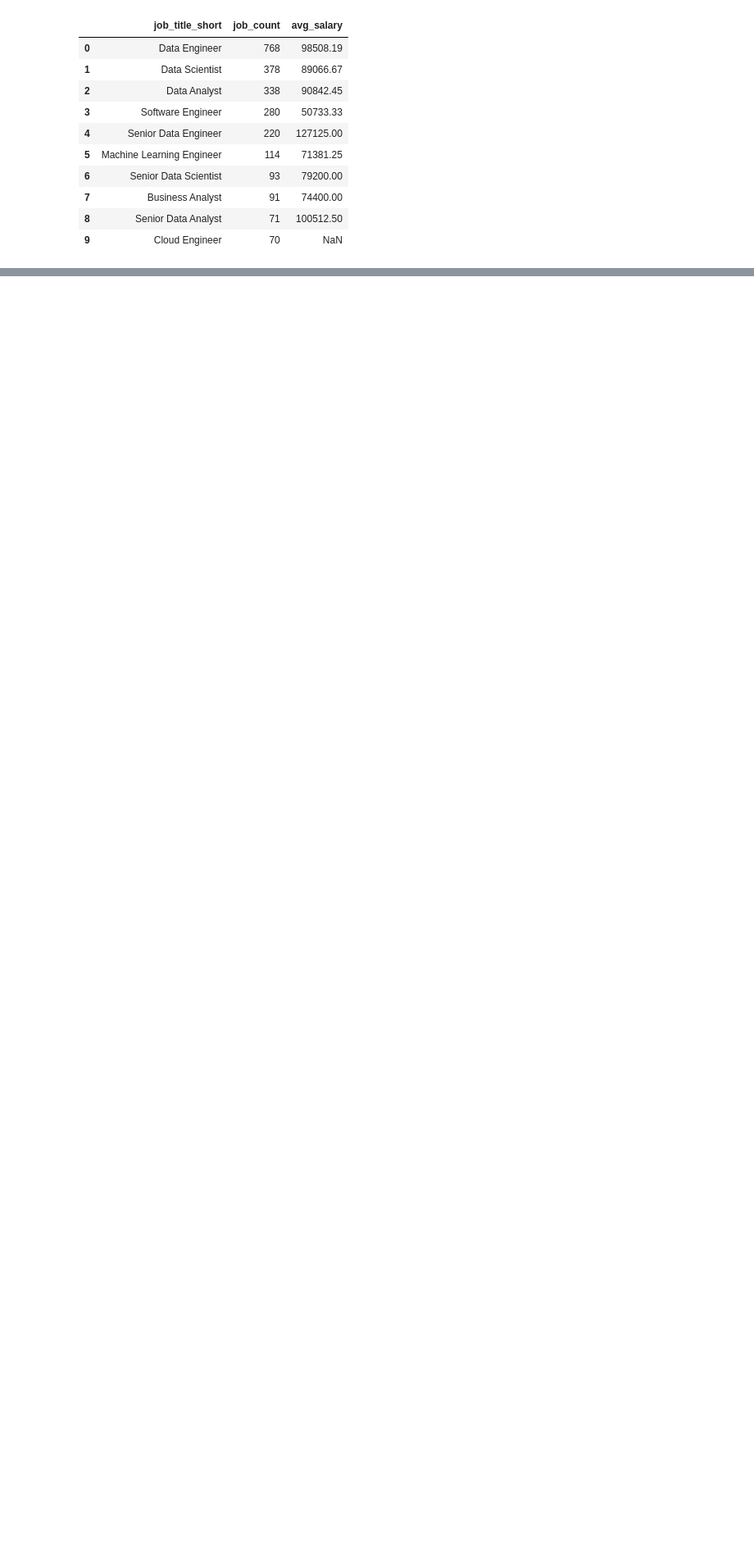
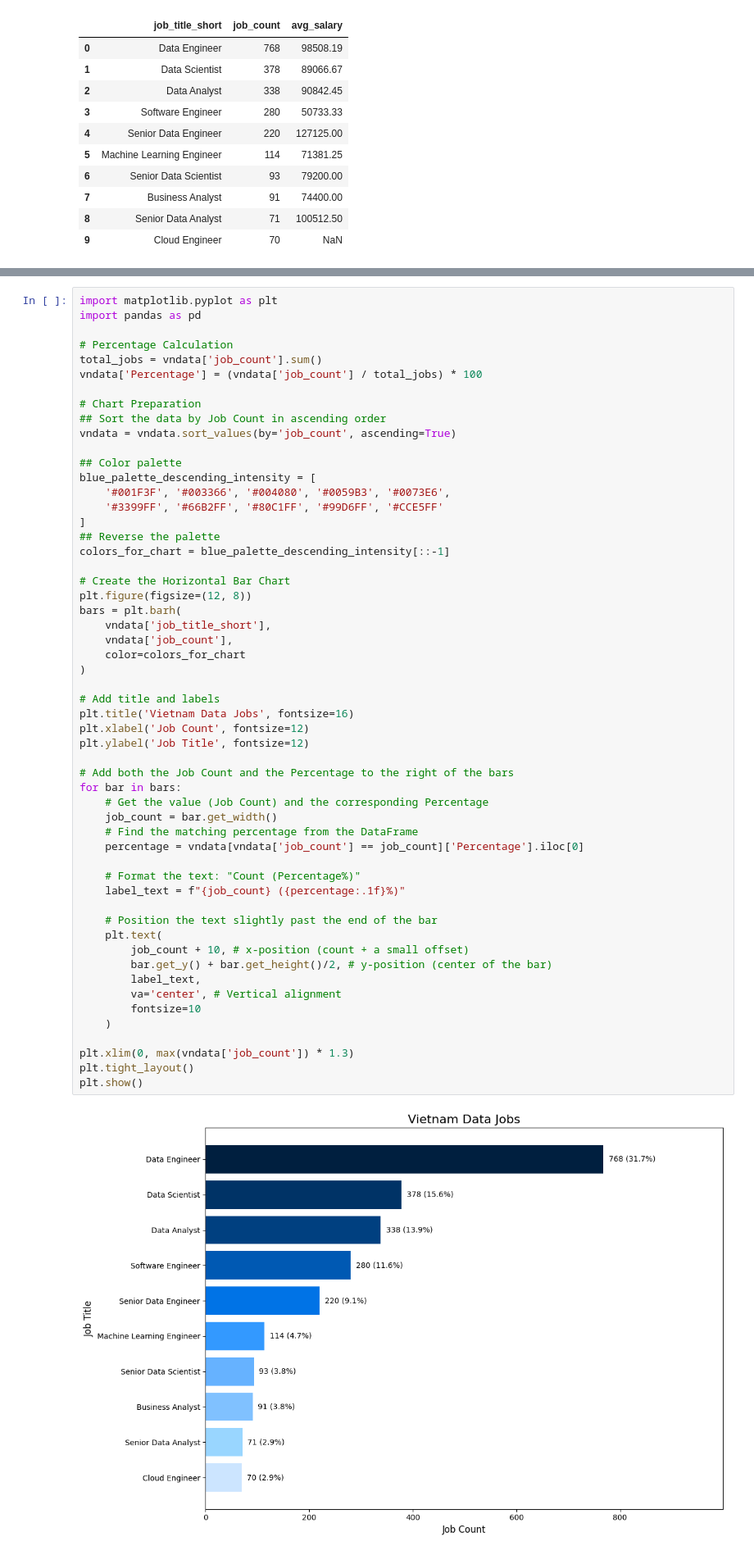
Before and after one commit to Nhido1105/SQL_Project_Analysis, a Jupyter notebook: project_sql/charts.ipynb, the cells around one changed output, grey strips where cells are left out. Shown at 82% size. Cells and saved outputs as stored; diff of their text form; blank space fills up the shorter version.

```diff
--- a/project_sql/charts.ipynb
+++ b/project_sql/charts.ipynb
@@ -101,3 +103,60 @@ vndata
+# %%
+import matplotlib.pyplot as plt
+import pandas as pd
+
+# Percentage Calculation
+total_jobs = vndata['job_count'].sum()
+vndata['Percentage'] = (vndata['job_count'] / total_jobs) * 100
+
+# Chart Preparation
+## Sort the data by Job Count in ascending order
+vndata = vndata.sort_values(by='job_count', ascending=True)
+
+## Color palette
+blue_palette_descending_intensity = [
+    '#001F3F', '#003366', '#004080', '#0059B3', '#0073E6',
+    '#3399FF', '#66B2FF', '#80C1FF', '#99D6FF', '#CCE5FF'
+]
+## Reverse the palette
+colors_for_chart = blue_palette_descending_intensity[::-1]
+
+# Create the Horizontal Bar Chart
+plt.figure(figsize=(12, 8))
+bars = plt.barh(
+    vndata['job_title_short'],
+    vndata['job_count'],
+    color=colors_for_chart
+)
+
+# Add title and labels
+plt.title('Vietnam Data Jobs', fontsize=16)
+plt.xlabel('Job Count', fontsize=12)
+plt.ylabel('Job Title', fontsize=12)
+
+# Add both the Job Count and the Percentage to the right of the bars
+for bar in bars:
+    # Get the value (Job Count) and the corresponding Percentage
+    job_count = bar.get_width()
+    # Find the matching percentage from the DataFrame
+    percentage = vndata[vndata['job_count'] == job_count]['Percentage'].iloc[0]
+
+    # Format the text: "Count (Percentage%)"
+    label_text = f"{job_count} ({percentage:.1f}%)"
+
+    # Position the text slightly past the end of the bar
+    plt.text(
+        job_count + 10, # x-position (count + a small offset)
+        bar.get_y() + bar.get_height()/2, # y-position (center of the bar)
+        label_text,
+        va='center', # Vertical alignment
+        fontsize=10
+    )
+
+plt.xlim(0, max(vndata['job_count']) * 1.3)
+plt.tight_layout()
+plt.show()
+# %% [output]
+[figure, added]
 # %% [markdown]
 ### 1. TOP-PAYING DATA ANALYST JOBS
 #### Load Data
```
Also changed, not shown: parts of 2 cells of this notebook, 2 other files.
